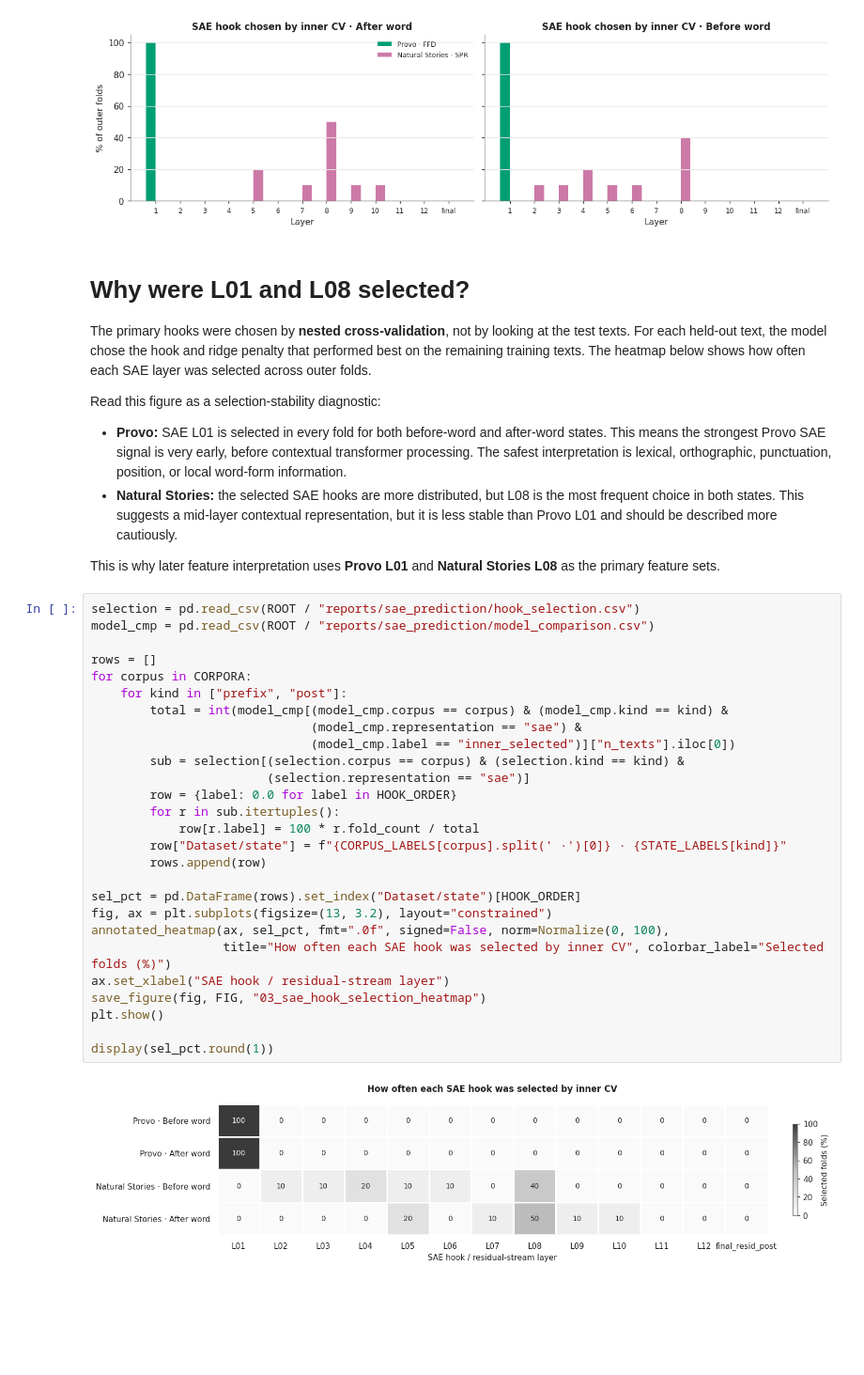
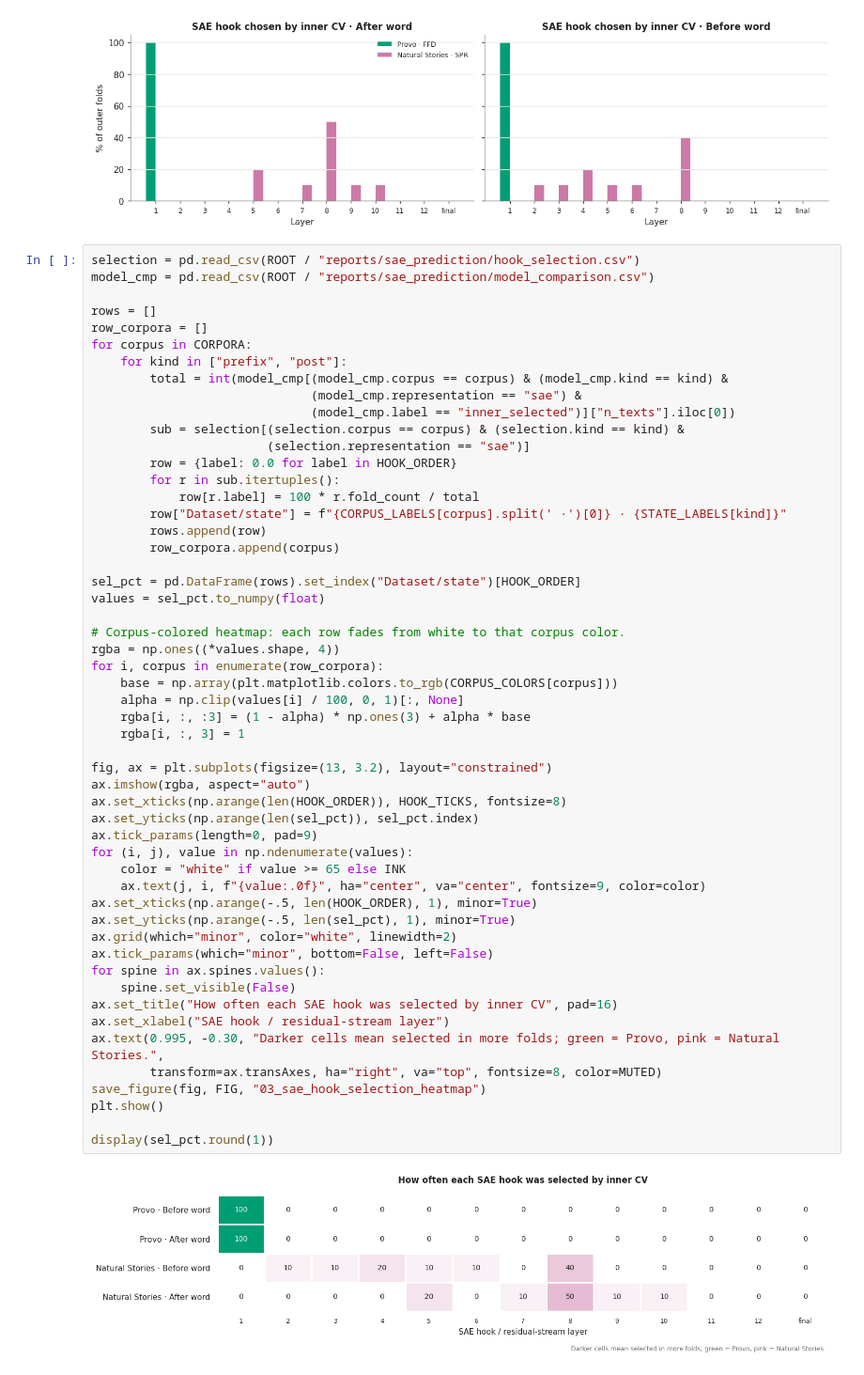
Before and after one commit to theraSara/saert, a Jupyter notebook: notebooks/03_rt_prediction.ipynb, the cells around one changed output. Shown at 94% size. Drawn from its saved outputs; the diff is of its cells as text; blank space fills up the shorter version.

```diff
--- a/notebooks/03_rt_prediction.ipynb
+++ b/notebooks/03_rt_prediction.ipynb
@@ -113,46 +113,61 @@ axes[0].set_ylabel("% of outer folds"); axes[0].legend(fontsize=8)
 save_figure(fig, FIG, "03_hook_selection"); plt.show()
 # %% [output]
 [figure]
-# %% [markdown]
-# Why were L01 and L08 selected?
-
-The primary hooks were chosen by **nested cross-validation**, not by looking at the test texts. For each held-out text, the model chose the hook and ridge penalty that performed best on the remaining training texts. The heatmap below shows how often each SAE layer was selected across outer folds.
-
-Read this figure as a selection-stability diagnostic:
-
-- **Provo:** SAE L01 is selected in every fold for both before-word and after-word states. This means the strongest Provo SAE signal is very early, before contextual transformer processing. The safest interpretation is lexical, orthographic, punctuation, position, or local word-form information.
-- **Natural Stories:** the selected SAE hooks are more distributed, but L08 is the most frequent choice in both states. This suggests a mid-layer contextual representation, but it is less stable than Provo L01 and should be described more cautiously.
-
-This is why later feature interpretation uses **Provo L01** and **Natural Stories L08** as the primary feature sets.
 # %%
 selection = pd.read_csv(ROOT / "reports/sae_prediction/hook_selection.csv")
 model_cmp = pd.read_csv(ROOT / "reports/sae_prediction/model_comparison.csv")
 
 rows = []
+row_corpora = []
 for corpus in CORPORA:
     for kind in ["prefix", "post"]:
         total = int(model_cmp[(model_cmp.corpus == corpus) & (model_cmp.kind == kind) &
                               (model_cmp.representation == "sae") &
                               (model_cmp.label == "inner_selected")]["n_texts"].iloc[0])
         sub = selection[(selection.corpus == corpus) & (selection.kind == kind) &
                         (selection.representation == "sae")]
         row = {label: 0.0 for label in HOOK_ORDER}
         for r in sub.itertuples():
             row[r.label] = 100 * r.fold_count / total
         row["Dataset/state"] = f"{CORPUS_LABELS[corpus].split(' ·')[0]} · {STATE_LABELS[kind]}"
         rows.append(row)
+        row_corpora.append(corpus)
 
 sel_pct = pd.DataFrame(rows).set_index("Dataset/state")[HOOK_ORDER]
+values = sel_pct.to_numpy(float)
+
+# Corpus-colored heatmap: each row fades from white to that corpus color.
+rgba = np.ones((*values.shape, 4))
+for i, corpus in enumerate(row_corpora):
+    base = np.array(plt.matplotlib.colors.to_rgb(CORPUS_COLORS[corpus]))
+    alpha = np.clip(values[i] / 100, 0, 1)[:, None]
+    rgba[i, :, :3] = (1 - alpha) * np.ones(3) + alpha * base
+    rgba[i, :, 3] = 1
+
 fig, ax = plt.subplots(figsize=(13, 3.2), layout="constrained")
-annotated_heatmap(ax, sel_pct, fmt=".0f", signed=False, norm=Normalize(0, 100),
-                  title="How often each SAE hook was selected by inner CV", colorbar_label="Selected folds (%)")
+ax.imshow(rgba, aspect="auto")
+ax.set_xticks(np.arange(len(HOOK_ORDER)), HOOK_TICKS, fontsize=8)
+ax.set_yticks(np.arange(len(sel_pct)), sel_pct.index)
+ax.tick_params(length=0, pad=9)
+for (i, j), value in np.ndenumerate(values):
+    color = "white" if value >= 65 else INK
+    ax.text(j, i, f"{value:.0f}", ha="center", va="center", fontsize=9, color=color)
+ax.set_xticks(np.arange(-.5, len(HOOK_ORDER), 1), minor=True)
+ax.set_yticks(np.arange(-.5, len(sel_pct), 1), minor=True)
+ax.grid(which="minor", color="white", linewidth=2)
+ax.tick_params(which="minor", bottom=False, left=False)
+for spine in ax.spines.values():
+    spine.set_visible(False)
+ax.set_title("How often each SAE hook was selected by inner CV", pad=16)
 ax.set_xlabel("SAE hook / residual-stream layer")
+ax.text(0.995, -0.30, "Darker cells mean selected in more folds; green = Provo, pink = Natural Stories.",
+        transform=ax.transAxes, ha="right", va="top", fontsize=8, color=MUTED)
 save_figure(fig, FIG, "03_sae_hook_selection_heatmap")
 plt.show()
 
 display(sel_pct.round(1))
 # %% [output]
-[figure, old version]
+[figure, new version]
 |  | L01 | L02 | L03 | L04 | L05 | L06 | L07 | L08 | L09 | L10 | ... |
 | Dataset/state |  |  |  |  |  |  |  |  |  |  | ... |
 | Provo · Before word | 100.0 | 0.0 | 0.0 | 0.0 | 0.0 | 0.0 | 0.0 | 0.0 | 0.0 | 0.0 | ... |
```
Also changed, not shown: parts of 2 cells of this notebook, 1 other file.
